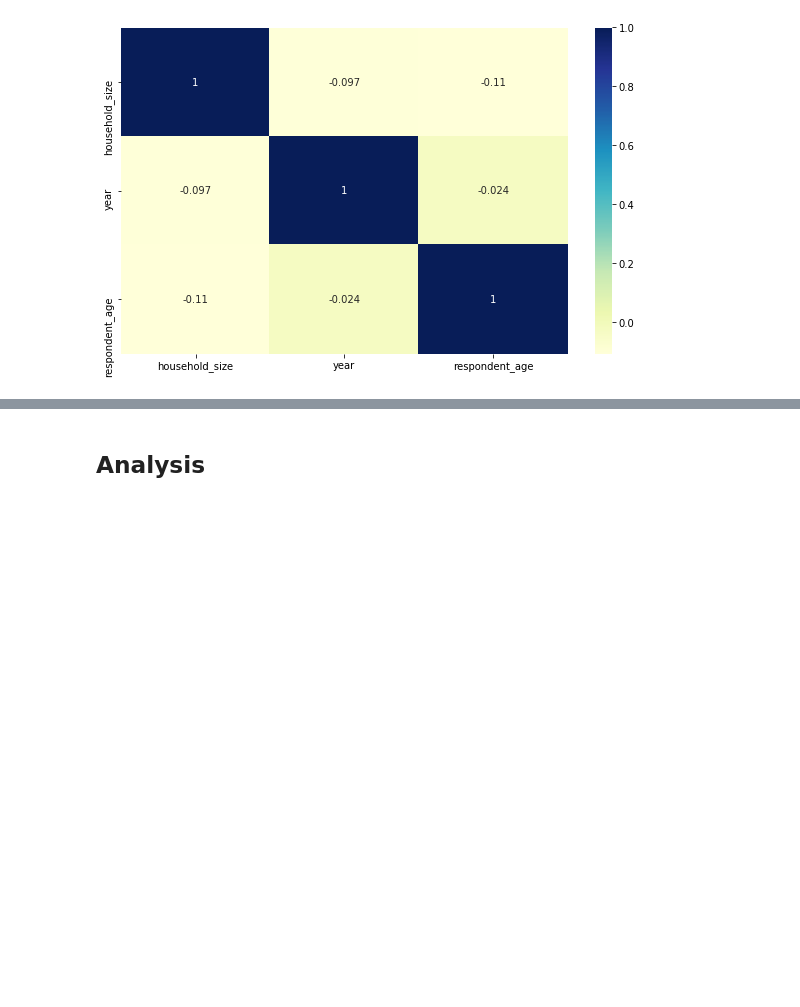
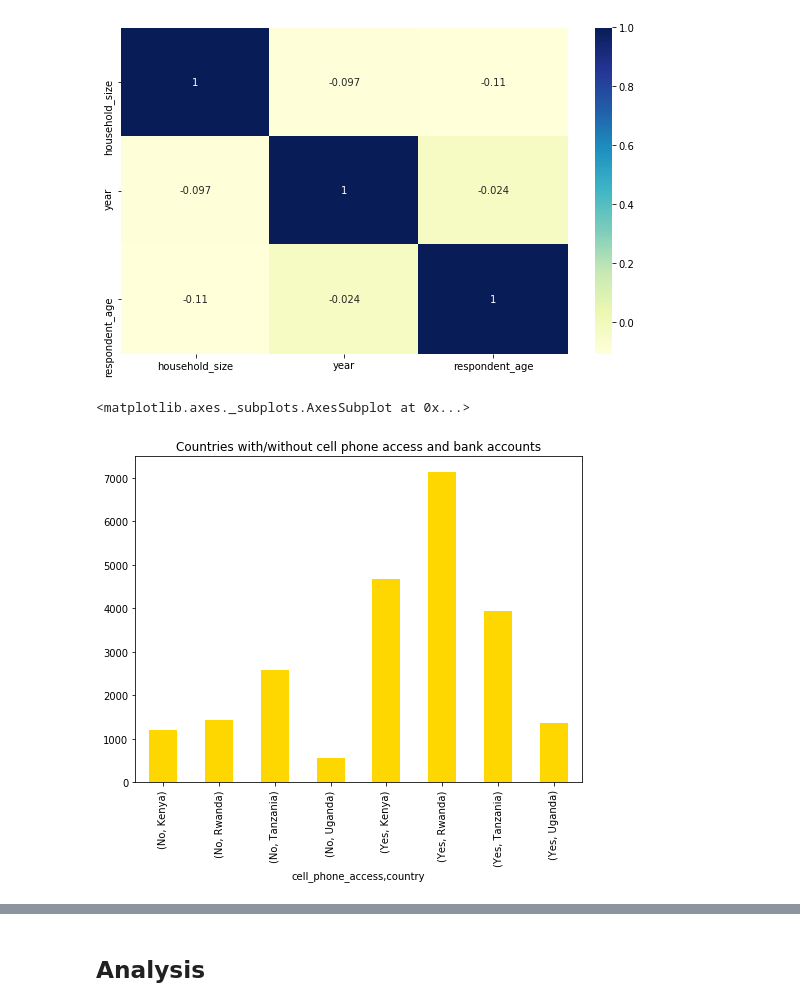
Before and after one commit to StephanieO-jpg/Core-IP2, a Jupyter notebook: Moringa_Data_Science_Core_W2_Independent_Project_2019_12_Stephanie_Omwanda.ipynb, the cells around one changed output, grey strips where cells are left out. Drawn from its saved outputs; the diff is of its cells as text; code cells hidden in the pictures; blank space fills up the shorter version.

```diff
--- a/Moringa_Data_Science_Core_W2_Independent_Project_2019_12_Stephanie_Omwanda.ipynb
+++ b/Moringa_Data_Science_Core_W2_Independent_Project_2019_12_Stephanie_Omwanda.ipynb
@@ -312,3 +312,11 @@ sns.heatmap(cm, annot=True, cmap = 'YlGnBu')
 # %% [output]
 <matplotlib.axes._subplots.AxesSubplot at 0x...>
 [figure]
+# %%
+# Checking relation between cell phone and ownership of a bank account per countries
+fin=finance2.groupby (['cell_phone_access','country'])['has_a_bank_account'].count()
+plt.title('Countries with/without cell phone access and bank accounts')
+fin.plot(kind='bar',  color='gold', figsize=(8, 6), stacked=True)
+# %% [output]
+<matplotlib.axes._subplots.AxesSubplot at 0x...>
+[figure, added]
```
Also changed, not shown: parts of 2 cells of this notebook.
